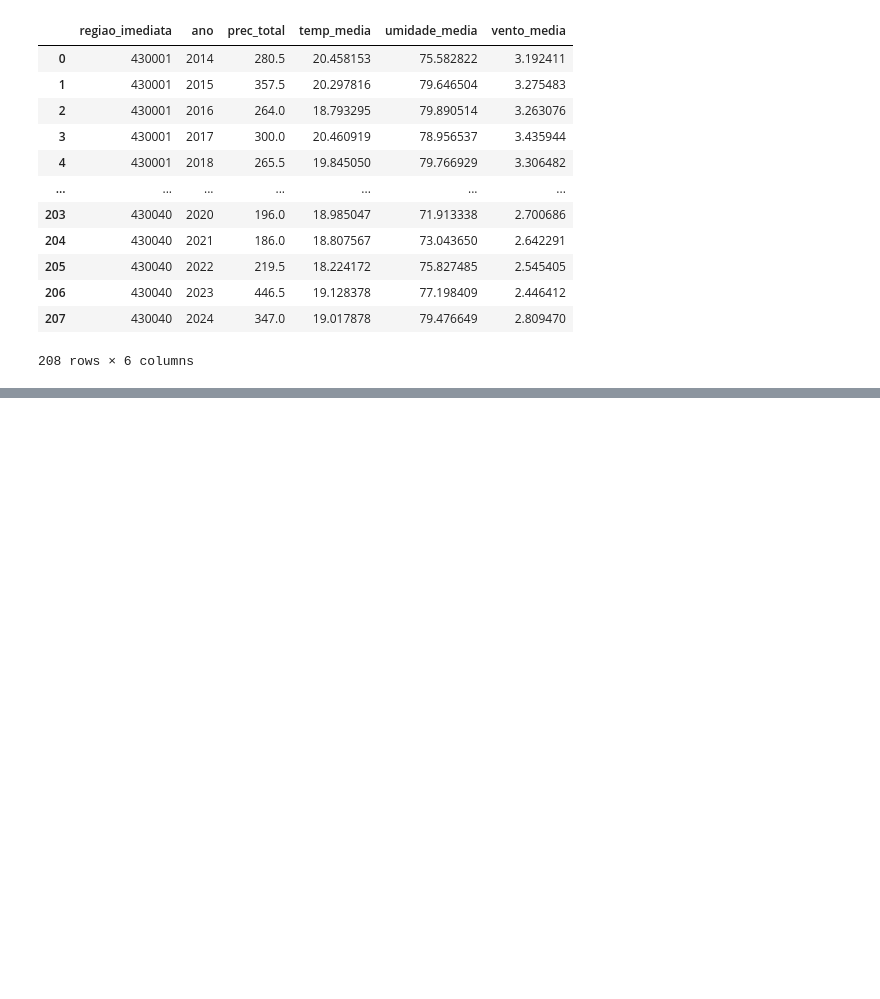
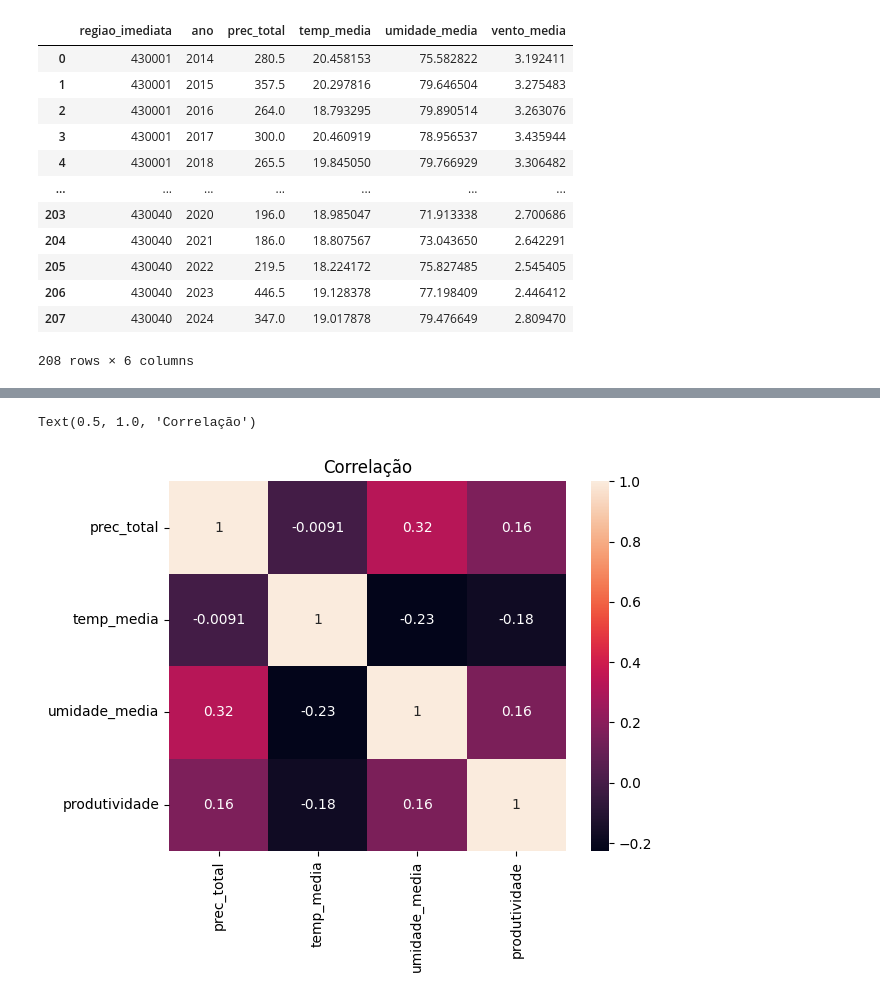
Before and after one commit to brunomumbach27/Projeto-Em-Business-Intelligence-e-Analytics, a Jupyter notebook: notebooks/predictive analytics/main.ipynb, the cells around one changed output, grey strips where cells are left out. Drawn from its saved outputs; the diff is of its cells as text; code cells hidden in the pictures; blank space fills up the shorter version.

```diff
--- a/notebooks/predictive analytics/main.ipynb
+++ b/notebooks/predictive analytics/main.ipynb
@@ -373,0 +187,6 @@ df_modelo.to_csv("../data/dados_tratados/base_modelo_final.csv", index=False)
+# %%
+sns.heatmap(df_modelo.corr(), annot=True)
+plt.title('Correlação')
+# %% [output]
+Text(0.5, 1.0, 'Correlação')
+[figure, added]
```
Also changed, not shown: parts of 22 cells of this notebook.
